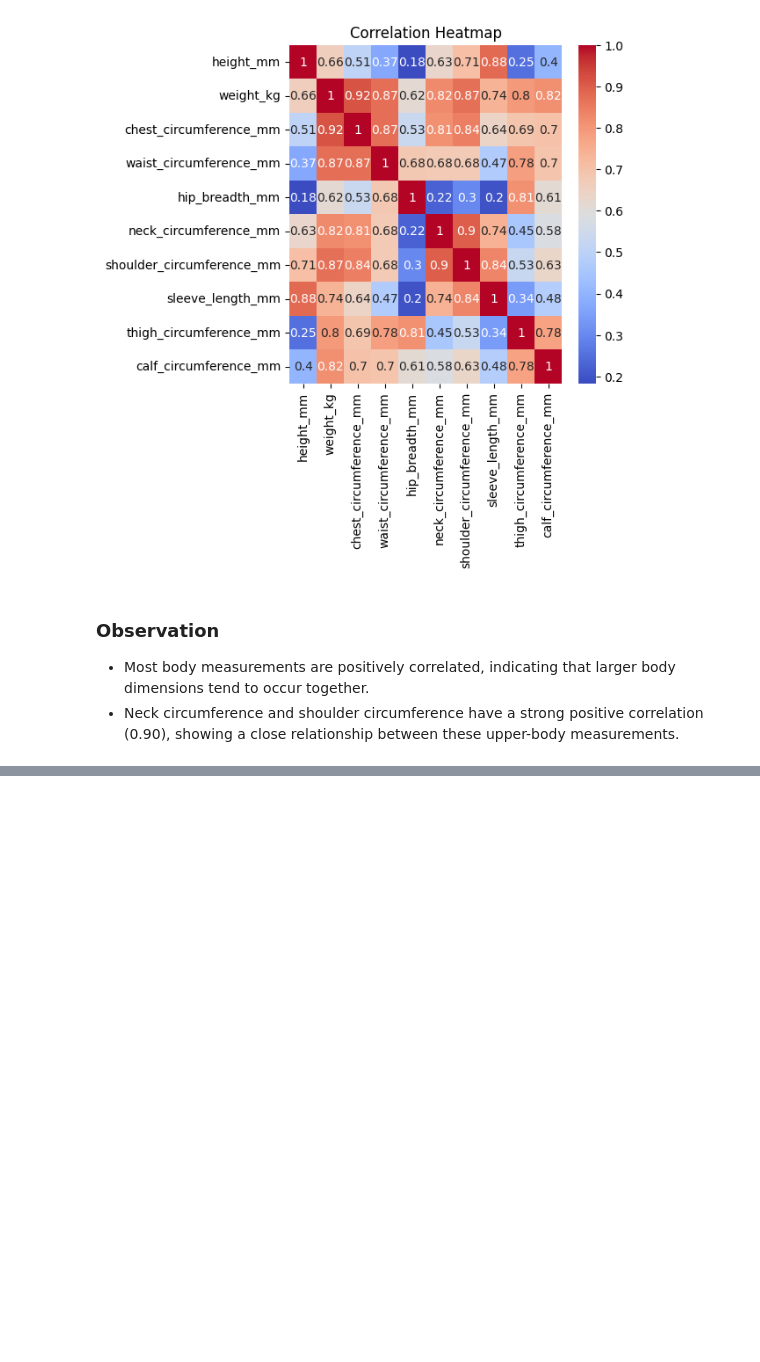
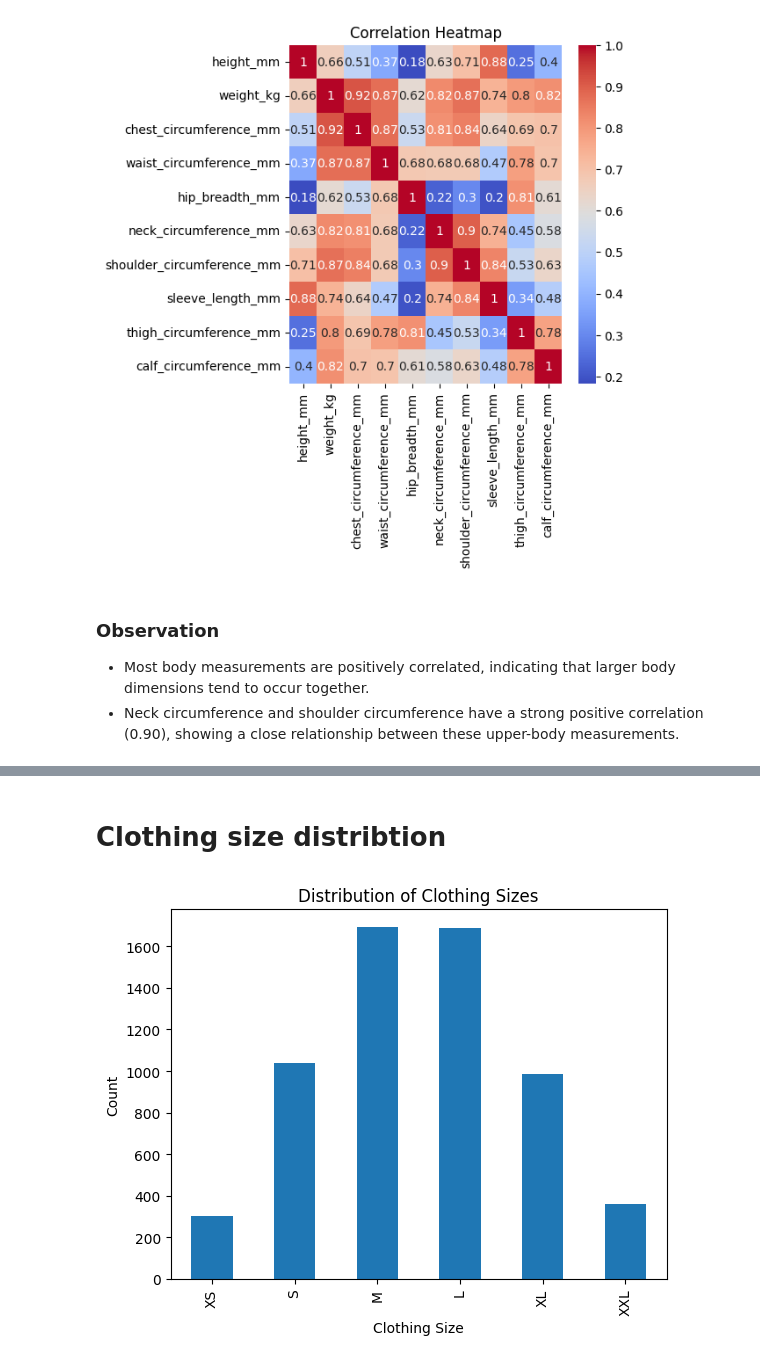
Before and after one commit to Twyla-art/CLOTHING-SIZE-RECOMMENDATION, a Jupyter notebook: clothing size recommendation.ipynb, the cells around one changed output, grey strips where cells are left out. Saved outputs shown, nothing was run; the diff lists cells and outputs as text; code cells hidden in the pictures; blank space fills up the shorter version.

```diff
--- a/clothing size recommendation.ipynb
+++ b/clothing size recommendation.ipynb
@@ -449,0 +453,25 @@ plt.show()
+# %%
+# Create clothing size categories using standard chest size ranges
+
+def clothing_size(chest):
+
+    if chest <= 860:
+        return "XS"
+
+    elif chest <= 940:
+        return "S"
+
+    elif chest <= 1020:
+        return "M"
+
+    elif chest <= 1100:
+        return "L"
+
+    elif chest <= 1180:
+        return "XL"
+
+    else:
+        return "XXL"
+
+
+df["clothing_size"] = df["chest_circumference_mm"].apply(clothing_size)
@@ -449,0 +491,16 @@ plt.show()
+# %% [markdown]
+# Clothing size distribtion
+# %%
+# Visualize the clothing size distribution
+
+size_order = ["XS", "S", "M", "L", "XL", "XXL"]
+
+df["clothing_size"].value_counts().reindex(size_order).plot(kind="bar")
+
+plt.title("Distribution of Clothing Sizes")
+plt.xlabel("Clothing Size")
+plt.ylabel("Count")
+
+plt.show()
+# %% [output]
+[figure, added]
```
Also changed, not shown: parts of 7 cells of this notebook.
